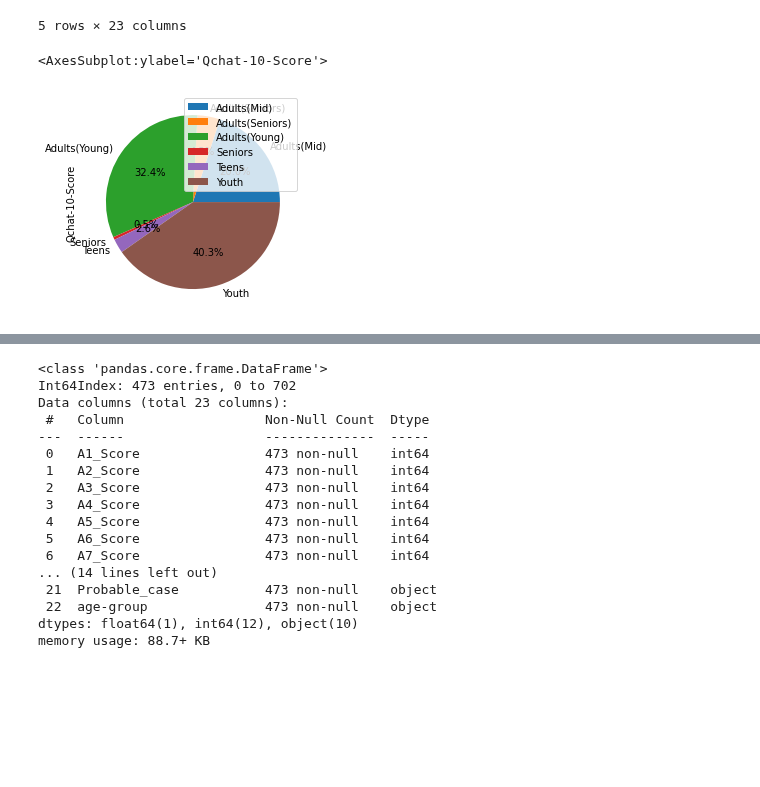
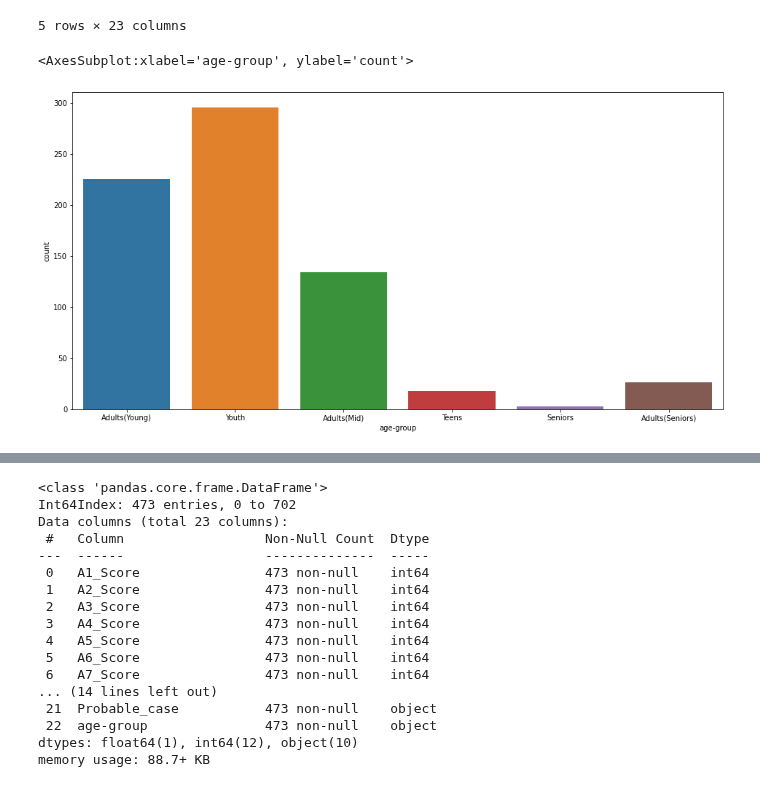
Before and after one commit to Payelban2022/A-study-on-autism, a Jupyter notebook: ASD study on Adults.ipynb, the cells around one changed output, grey strips where cells are left out. Drawn from its saved outputs; the diff is of its cells as text; code cells hidden in the pictures; blank space fills up the shorter version.

Commit message:
Work on adults

```diff
--- a/ASD study on Adults.ipynb
+++ b/ASD study on Adults.ipynb
@@ -443,11 +443,12 @@ adult_df.head()
 | 3 | 1 | 1 | 0 | 1 | 0 | 0 | 1 | 1 | 0 | 1 | ... |
 | 4 | 1 | 0 | 0 | 0 | 0 | 0 | 0 | 1 | 0 | 0 | ... |
 5 rows × 23 columns
-# %%
-adult_df.groupby(['age-group']).sum().plot(kind='pie', y='Qchat-10-Score',autopct='%1.1f%%')
-# %% [output]
-<AxesSubplot:ylabel='Qchat-10-Score'>
-[figure, removed]
+# %%
+plt.figure(figsize = (16,8))
+sns.countplot(x = 'age-group', data = adult_df)
+# %% [output]
+<AxesSubplot:xlabel='age-group', ylabel='count'>
+[figure, added]
 # %%
 pip install plotly.express
 # %% [output]
```
Also changed, not shown: parts of 3 cells of this notebook.
